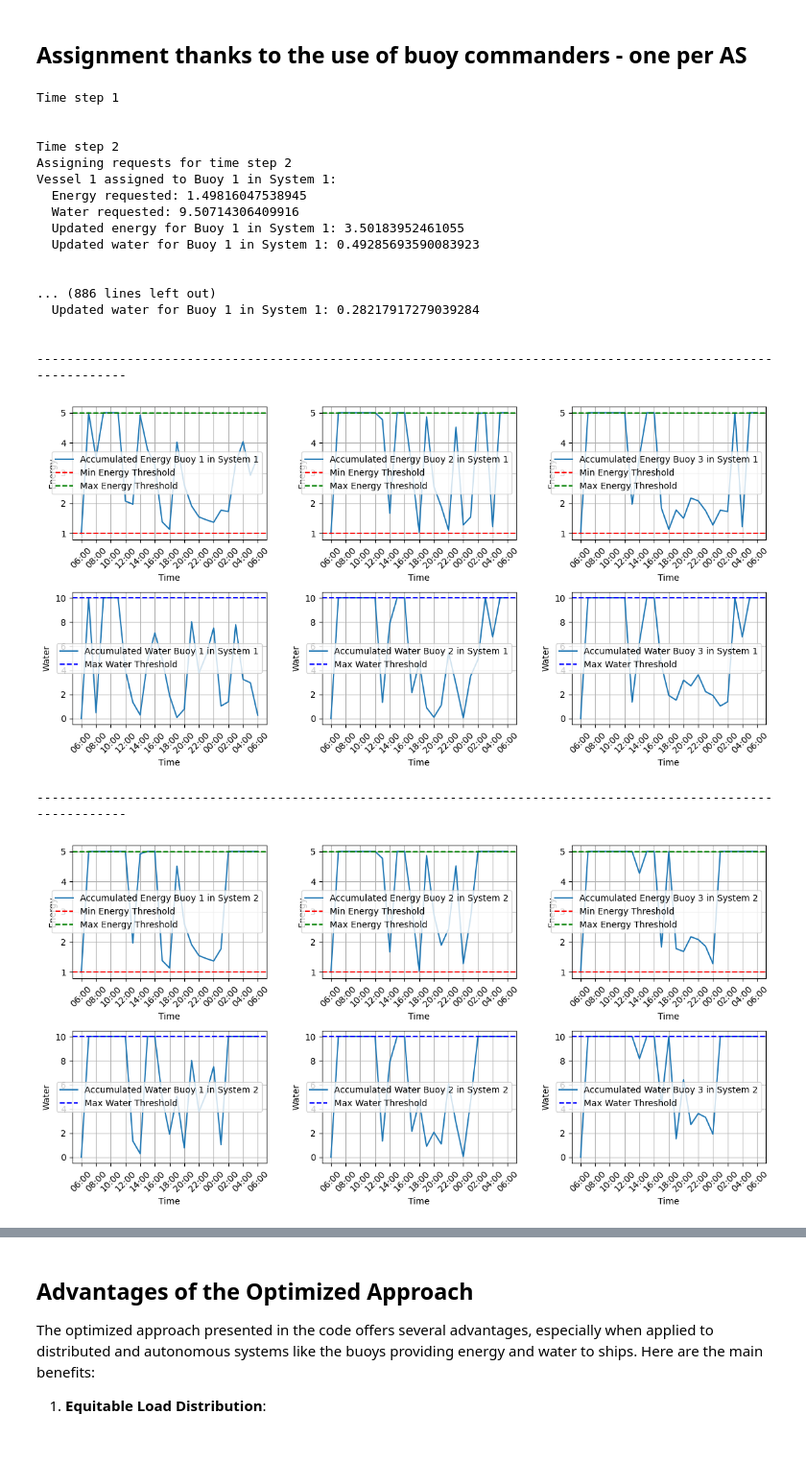
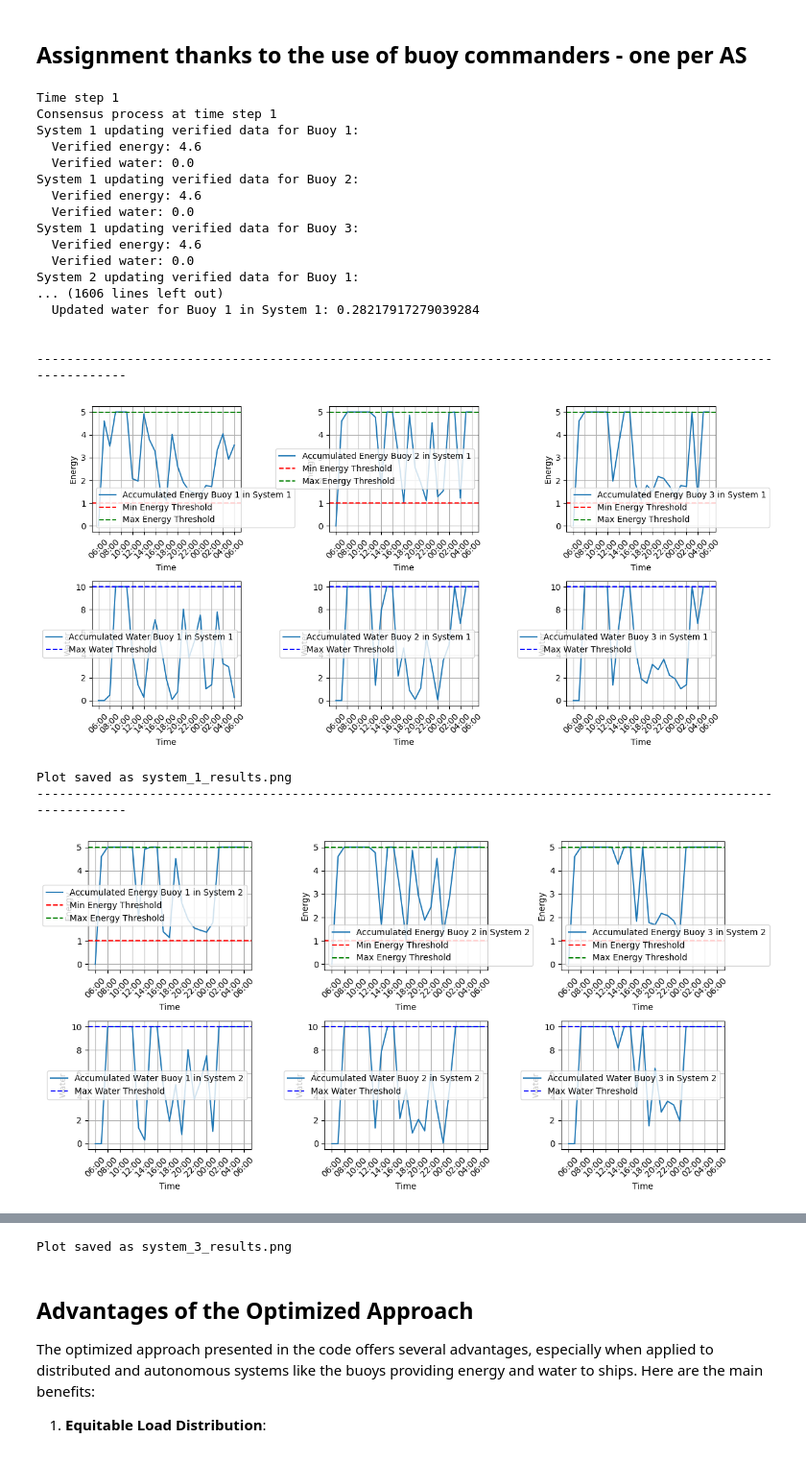
Before and after one commit to dany27041991/ACT, a Jupyter notebook: PROJECT/Buoy network project.ipynb, the cells around one changed output, grey strips where cells are left out. Shown at 96% size. Saved outputs shown, nothing was run; the diff lists cells and outputs as text; code cells hidden in the pictures.

```diff
--- a/PROJECT/Buoy network project.ipynb
+++ b/PROJECT/Buoy network project.ipynb
@@ -1467,8 +1481,8 @@ n = 3  # numero di boe per ciascun sistema
 cr = 4.6  # produzione costante di energia rinnovabile per timestep
 kc = 0.05  # parametro di conversione energia-acqua
 timesteps = 24  # durata della simulazione in ore
-initial_energy = 5  # livello iniziale di energia
-initial_water = 10  # livello iniziale di acqua
+initial_energy = 0  # livello iniziale di energia
+initial_water = 0  # livello iniziale di acqua
 max_energy = 5  # energia massima accumulabile
 min_energy = 0.2 * max_energy  # 20% del totale dell'energia accumulabile
 max_water = 10  # acqua massima accumulabile
@@ -1686,7 +1700,7 @@ n = 3  # numero di boe per ciascun sistema
 cr = 4.6  # produzione costante di energia rinnovabile per timestep
 kc = 0.05  # parametro di conversione energia-acqua
 timesteps = 24  # durata della simulazione in ore
-initial_energy = 1  # livello iniziale di energia
+initial_energy = 0  # livello iniziale di energia
 initial_water = 0  # livello iniziale di acqua
 max_energy = 5  # energia massima accumulabile
 min_energy = 0.2 * max_energy  # 20% del totale dell'energia accumulabile
@@ -1836,7 +1850,7 @@ def run_simulation_optimized(num_autonomous_systems, n, timesteps, cr, kc, x2_ta
 
     return systems
 
-# Funzione per visualizzare i risultati
+# Funzione per visualizzare e salvare i risultati
 def plot_results_multiple_systems(systems, n, timesteps, min_energy, max_energy, max_water):
     time_labels = [f"{(6 + i) % 24:02d}:00" for i in range(timesteps + 1)]
     for system_index, (x1, x2) in enumerate(systems):
@@ -1864,12 +1878,15 @@ def plot_results_multiple_systems(systems, n, timesteps, min_energy, max_energy,
             plt.grid(True)
 
         plt.tight_layout()
+        output_path = f"system_{system_index + 1}_results.png"
+        plt.savefig(output_path)  # Salva il plot come file PNG
         plt.show()
+        print(f"Plot saved as {output_path}")
 
 # Esegui la simulazione con più sistemi di boe
 systems = run_simulation_optimized(num_autonomous_systems, n, timesteps, cr, kc, x2_target, max_energy, min_energy, max_water, max_vessels)
 
-# Visualizza i risultati
+# Visualizza e salva i risultati
 plot_results_multiple_systems(systems, n, timesteps, min_energy, max_energy, max_water)
 # %% [output]
 Time step 1
@@ -1907,7 +1927,7 @@ n = 3  # numero di boe per ciascun sistema
 cr = 4.6  # produzione costante di energia rinnovabile per timestep
 kc = 0.05  # parametro di conversione energia-acqua
 timesteps = 24  # durata della simulazione in ore
-initial_energy = 1  # livello iniziale di energia
+initial_energy = 0  # livello iniziale di energia
 initial_water = 0  # livello iniziale di acqua
 max_energy = 5  # energia massima accumulabile
 min_energy = 0.2 * max_energy  # 20% del totale dell'energia accumulabile
@@ -2016,6 +2036,7 @@ def assign_requests_to_systems(systems, u1, u2, k, num_vessels, min_energy, max_
             x1, x2 = system
             for j in range(n):
                 if (x1[j, k + 1] - u1[i, k] >= min_energy and x2[j, k + 1] - u2[i, k] >= 0):
+                    print(f"Commander of System {system_index + 1} is considering assignment of Vessel {i + 1} to Buoy {j + 1}")
                     assign_requests_to_buoys(system, u1, u2, k, num_vessels[k], min_energy, max_energy, max_water, system_index)
                     assigned = True
                     break
@@ -2024,30 +2045,36 @@ def assign_requests_to_systems(systems, u1, u2, k, num_vessels, min_energy, max_
         if not assigned:
             print(f"Vessel {i + 1} could not be assigned to any System at time step {k + 1}")
 
-# Funzione per condividere e verificare i dati tra le boe
+# Funzione per condividere e verificare i dati tra i sistemi
 def verify_and_consensus(systems, k):
-    for system in systems:
+    print(f"Consensus process at time step {k + 1}")
+    for system_index, system in enumerate(systems):
         x1, x2 = system
 
         # Raccolta dei dati
-        energy_reports = np.zeros((n, n))
-        water_reports = np.zeros((n, n))
-        for i in range(n):
-            for j in range(n):
-                energy_reports[i, j] = x1[j, k + 1]
-                water_reports[i, j] = x2[j, k + 1]
+        energy_reports = np.zeros((num_autonomous_systems, n))
+        water_reports = np.zeros((num_autonomous_systems, n))
+        for other_system_index, other_system in enumerate(systems):
+            if other_system_index != system_index:
+                other_x1, other_x2 = other_system
+                for i in range(n):
+                    energy_reports[other_system_index, i] = other_x1[i, k + 1]
+                    water_reports[other_system_index, i] = other_x2[i, k + 1]
 
         # Verifica dei dati
         verified_energy = np.zeros(n)
         verified_water = np.zeros(n)
         for i in range(n):
-            energy_counts = Counter(energy_reports[i, :])
-            water_counts = Counter(water_reports[i, :])
+            energy_counts = Counter(energy_reports[:, i])
+            water_counts = Counter(water_reports[:, i])
             verified_energy[i] = energy_counts.most_common(1)[0][0]
             verified_water[i] = water_counts.most_common(1)[0][0]
 
         # Aggiornamento dei dati verificati
         for i in range(n):
+            print(f"System {system_index + 1} updating verified data for Buoy {i + 1}:")
+            print(f"  Verified energy: {verified_energy[i]}")
+            print(f"  Verified water: {verified_water[i]}")
             x1[i, k + 1] = verified_energy[i]
             x2[i, k + 1] = verified_water[i]
 
@@ -2070,7 +2097,7 @@ def run_simulation_optimized(num_autonomous_systems, n, timesteps, cr, kc, x2_ta
 
     return systems
 
-# Funzione per visualizzare i risultati
+# Funzione per visualizzare e salvare i risultati
 def plot_results_multiple_systems(systems, n, timesteps, min_energy, max_energy, max_water):
     time_labels = [f"{(6 + i) % 24:02d}:00" for i in range(timesteps + 1)]
     for system_index, (x1, x2) in enumerate(systems):
@@ -2083,46 +2110,50 @@ def plot_results_multiple_systems(systems, n, timesteps, min_energy, max_energy,
             plt.axhline(min_energy, color='r', linestyle='--', label='Min Energy Threshold')
             plt.axhline(max_energy, color='g', linestyle='--', label='Max Energy Threshold')
             plt.xlabel('Time')
             plt.ylabel('Energy')
             plt.xticks(ticks=range(0, timesteps + 1, 2), labels=time_labels[::2], rotation=45)
             plt.legend()
             plt.grid(True)
 
             plt.subplot(2, n, i + 1 + n)
             plt.plot(x2[i], label=f'Accumulated Water Buoy {i+1} in System {system_index + 1}')
             plt.axhline(max_water, color='b', linestyle='--', label='Max Water Threshold')
             plt.xlabel('Time')
             plt.ylabel('Water')
             plt.xticks(ticks=range(0, timesteps + 1, 2), labels=time_labels[::2], rotation=45)
             plt.legend()
             plt.grid(True)
 
         plt.tight_layout()
+        output_path = f"system_{system_index + 1}_results.png"
+        plt.savefig(output_path)  # Salva il plot come file PNG
         plt.show()
+        print(f"Plot saved as {output_path}")
 
 # Esegui la simulazione con più sistemi di boe
 systems = run_simulation_optimized(num_autonomous_systems, n, timesteps, cr, kc, x2_target, max_energy, min_energy, max_water, max_vessels)
 
-# Visualizza i risultati
+# Visualizza e salva i risultati
 plot_results_multiple_systems(systems, n, timesteps, min_energy, max_energy, max_water)
 # %% [output]
 Time step 1
-
-
-Time step 2
-Assigning requests for time step 2
-Vessel 1 assigned to Buoy 1 in System 1:
-  Energy requested: 1.49816047538945
-  Water requested: 9.50714306409916
-  Updated energy for Buoy 1 in System 1: 3.50183952461055
-  Updated water for Buoy 1 in System 1: 0.49285693590083923
-
-
-... (886 lines left out)
+Consensus process at time step 1
+System 1 updating verified data for Buoy 1:
+  Verified energy: 4.6
+  Verified water: 0.0
+System 1 updating verified data for Buoy 2:
+  Verified energy: 4.6
+  Verified water: 0.0
+System 1 updating verified data for Buoy 3:
+  Verified energy: 4.6
+  Verified water: 0.0
+System 2 updating verified data for Buoy 1:
+... (1606 lines left out)
   Updated water for Buoy 1 in System 1: 0.28217917279039284
 
 
 --------------------------------------------------------------------------------------------------------------
-[figure, old version]
+[figure, new version]
+Plot saved as system_1_results.png
 --------------------------------------------------------------------------------------------------------------
-[figure, old version]
+[figure, new version]
@@ -2131,3 +2163,4 @@ Vessel 1 assigned to Buoy 1 in System 1:
+Plot saved as system_3_results.png
 # %% [markdown]
 ## Advantages of the Optimized Approach
 
```
Also changed, not shown: parts of 5 cells of this notebook, 1 other file.
